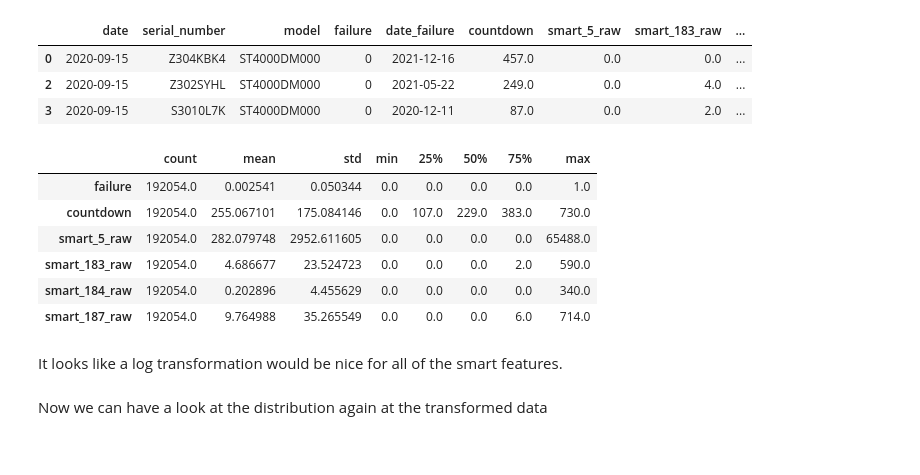
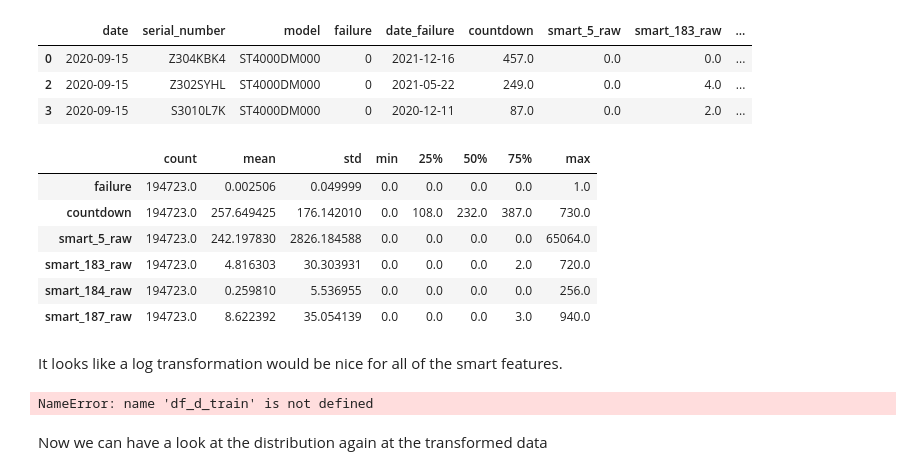
Before and after one commit to wcmphysics/DataScienceBootcamp-Capstone, a Jupyter notebook: notebooks/cmw_modeling.ipynb, the cells around one changed output. Cells and saved outputs as stored; diff of their text form; code cells hidden in the pictures.

```diff
--- a/notebooks/cmw_modeling.ipynb
+++ b/notebooks/cmw_modeling.ipynb
@@ -159,0 +151,6 @@ NameError: name 'df_d' is not defined
+# %%
+file_path = repository_directory + "data/" +"ST4000DM000_processed_relevant"
+print(file_path)
+df = pd.read_csv(file_path, parse_dates=["date"])
+df = keep_some_smart_column_for_dataframe(df_d, smart_to_keep=key_smart, raw_or_normalized="raw")
+df.head(5)
@@ -167,19 +172,19 @@ serial_number_train, serial_number_test, dummy_train, dummy_test = train_test_sp
 serial_number_train = pd.Series(serial_number_train)
 serial_number_test = pd.Series(serial_number_test)
 
-df_d_train = df_d[ df_d["serial_number"].isin(serial_number_train)]
-y_train = df_d_train["countdown"]
-X_train = df_d_train.drop("countdown", axis=1)
-df_d_test = df_d[ df_d["serial_number"].isin(serial_number_test)]
-y_test = df_d_test["countdown"]
-X_test = df_d_test.drop("countdown", axis=1)
+df_train = df[ df["serial_number"].isin(serial_number_train)]
+y_train = df_train["countdown"]
+X_train = df_train.drop("countdown", axis=1)
+df_test = df[ df["serial_number"].isin(serial_number_test)]
+y_test = df_test["countdown"]
+X_test = df_test.drop("countdown", axis=1)
 
-print("number of failure observed in train:", df_d_train.query("failure == 1")["failure"].count(), "over",df_d_train.query("failure == False")["failure"].count())
-print("number of failure observed in test:", df_d_test.query("failure == 1")["failure"].count(), "over",df_d_test.query("failure == 0")["failure"].count())
+print("number of failure observed in train:", df_train.query("failure == 1")["failure"].count(), "over",df_train.query("failure == False")["failure"].count())
+print("number of failure observed in test:", df_test.query("failure == 1")["failure"].count(), "over",df_test.query("failure == 0")["failure"].count())
 
-print("number of unique disk in data:", df_d["serial_number"].nunique())
-print("number of unique disk in train:", df_d_train["serial_number"].nunique())
-print("number of unique disk in test:", df_d_test["serial_number"].nunique())
+print("number of unique disk in data:", df["serial_number"].nunique())
+print("number of unique disk in train:", df_train["serial_number"].nunique())
+print("number of unique disk in test:", df_test["serial_number"].nunique())
 # %% [output]
 number of failure observed in train: 488 over 194235
 number of failure observed in test: 122 over 47025
@@ -312,15 +446,15 @@ df_d_train.head(3)
 | 2 | 2020-09-15 | Z302SYHL | ST4000DM000 | 0 | 2021-05-22 | 249.0 | 0.0 | 4.0 | ... |
 | 3 | 2020-09-15 | S3010L7K | ST4000DM000 | 0 | 2020-12-11 | 87.0 | 0.0 | 2.0 | ... |
 # %%
-df_d_train.describe().T
+df_train.describe().T
 # %% [output]
 |  | count | mean | std | min | 25% | 50% | 75% | max |
-| failure | 192054.0 | 0.002541 | 0.050344 | 0.0 | 0.0 | 0.0 | 0.0 | 1.0 |
-| countdown | 192054.0 | 255.067101 | 175.084146 | 0.0 | 107.0 | 229.0 | 383.0 | 730.0 |
-| smart_5_raw | 192054.0 | 282.079748 | 2952.611605 | 0.0 | 0.0 | 0.0 | 0.0 | 65488.0 |
-| smart_183_raw | 192054.0 | 4.686677 | 23.524723 | 0.0 | 0.0 | 0.0 | 2.0 | 590.0 |
-| smart_184_raw | 192054.0 | 0.202896 | 4.455629 | 0.0 | 0.0 | 0.0 | 0.0 | 340.0 |
-| smart_187_raw | 192054.0 | 9.764988 | 35.265549 | 0.0 | 0.0 | 0.0 | 6.0 | 714.0 |
+| failure | 194723.0 | 0.002506 | 0.049999 | 0.0 | 0.0 | 0.0 | 0.0 | 1.0 |
+| countdown | 194723.0 | 257.649425 | 176.142010 | 0.0 | 108.0 | 232.0 | 387.0 | 730.0 |
+| smart_5_raw | 194723.0 | 242.197830 | 2826.184588 | 0.0 | 0.0 | 0.0 | 0.0 | 65064.0 |
+| smart_183_raw | 194723.0 | 4.816303 | 30.303931 | 0.0 | 0.0 | 0.0 | 2.0 | 720.0 |
+| smart_184_raw | 194723.0 | 0.259810 | 5.536955 | 0.0 | 0.0 | 0.0 | 0.0 | 256.0 |
+| smart_187_raw | 194723.0 | 8.622392 | 35.054139 | 0.0 | 0.0 | 0.0 | 3.0 | 940.0 |
 # %% [markdown]
 It looks like a log transformation would be nice for all of the smart features.
 # %%
@@ -330,6 +464,8 @@ y_train_lr_c = y_train_lr.apply(lambda x : True if x <= days_before_failure else
 X_test_lr = df_d_test.iloc[:, 6:].apply(lambda x : np.log10(x+1))
 y_test_lr = df_d_test["countdown"]
 y_test_lr_c = y_test_lr.apply(lambda x : True if x <= days_before_failure else False)
+# %% [output]
+NameError: name 'df_d_train' is not defined
 # %% [markdown]
 Now we can have a look at the distribution again at the transformed data
 # %%
```
Also changed, not shown: parts of 13 cells of this notebook.
